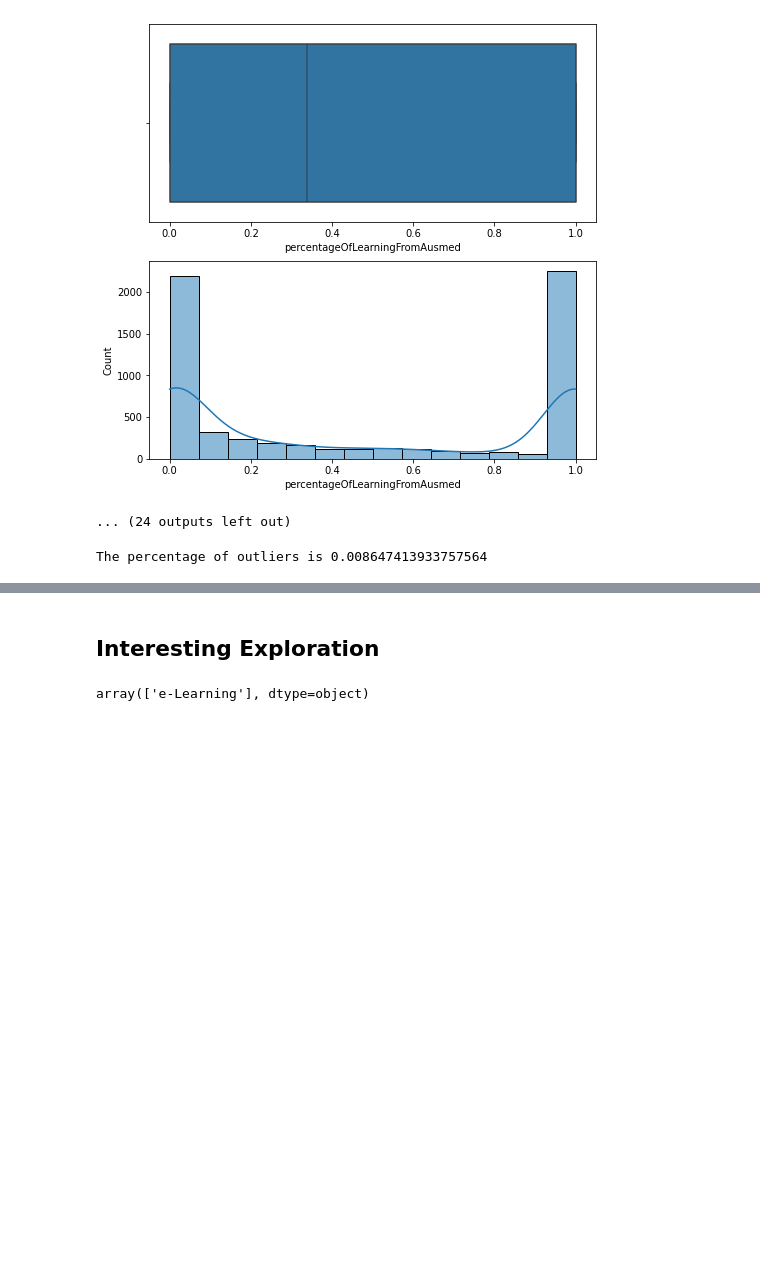
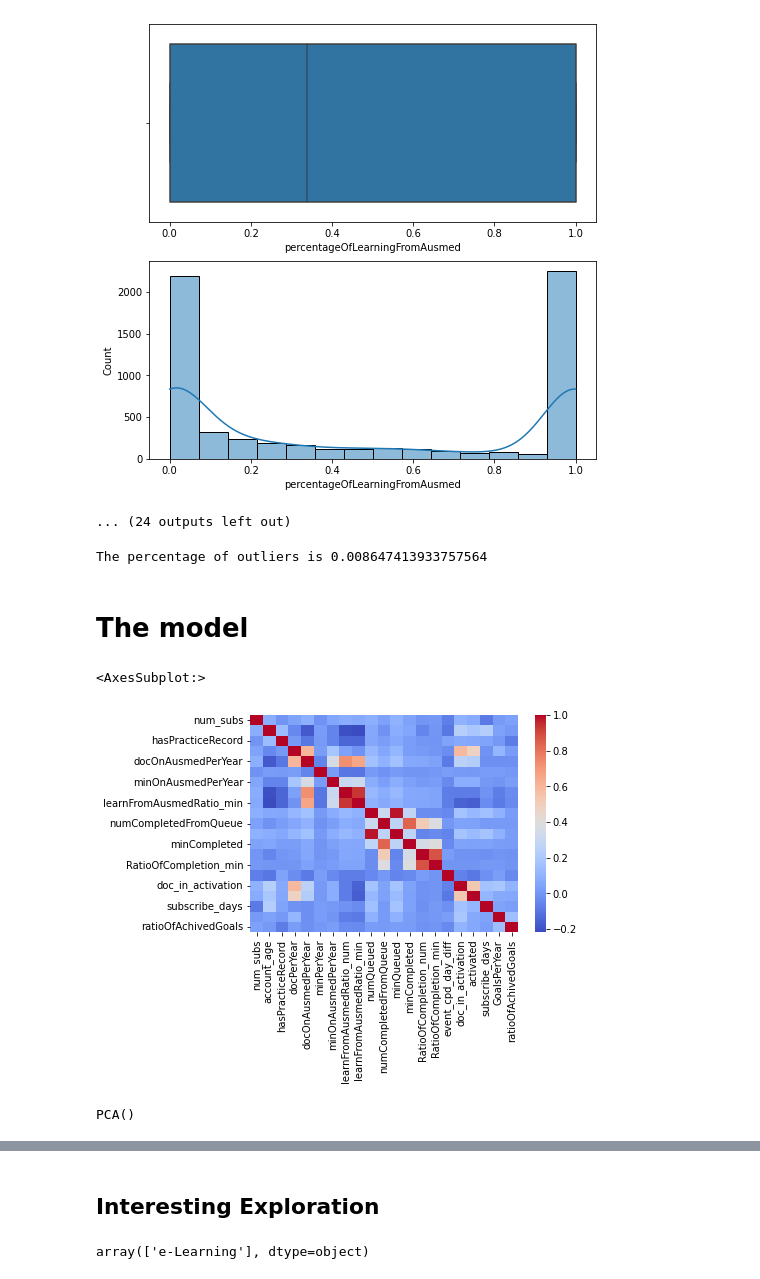
Before and after one commit to BenQuartermaine/customerclustering, a Jupyter notebook: notebooks/ran.ipynb, the cells around one changed output, grey strips where cells are left out. Drawn from its saved outputs; the diff is of its cells as text; code cells hidden in the pictures; blank space fills up the shorter version.

Commit message:
first run with pca

```diff
--- a/notebooks/ran.ipynb
+++ b/notebooks/ran.ipynb
@@ -1258,3 +1284,54 @@ df_selected=df[(df.yearsOnAusmed>0) & (df.minOnAusmed<1500) & (df.numQueued<200)
 print(f'The percentage of outliers is {1-len(df_selected)/len(df)}')
 # %% [output]
 The percentage of outliers is 0.008647413933757564
+# %% [markdown]
+# The model
+# %%
+from sklearn.preprocessing import RobustScaler, LabelEncoder, OneHotEncoder
+from sklearn.cluster import MiniBatchKMeans
+from sklearn.pipeline import make_pipeline, Pipeline
+from sklearn.compose import ColumnTransformer,make_column_transformer
+from sklearn import set_config; set_config(display='diagram')
+from sklearn.impute import SimpleImputer
+from sklearn.decomposition import PCA
+
+df=pd.read_csv('../raw_data/training_data.csv',index_col=[0])
+# select columns
+# use all numerical columns
+num_col=df.describe().columns
+#do not include meta_title
+cat_col=[col for col in df.columns if (col not in num_col)&(col!='metaGoalTitle')]
+
+# Robustscaler all numerical columns
+num_transformer=make_pipeline(SimpleImputer(strategy='median'),RobustScaler())
+
+#LabelEncoder all categorical columns
+cat_transformer=make_pipeline(SimpleImputer(strategy='most_frequent'),OneHotEncoder())
+
+
+preproc=make_column_transformer((num_transformer,num_col),(cat_transformer,cat_col),remainder='drop')
+# %%
+import seaborn as sns
+sns.heatmap(df.corr(), cmap='coolwarm')
+# %% [output]
+<AxesSubplot:>
+[figure, added]
+# %%
+# feature selection with PCA
+
+# get principal component
+
+# project the data on the components
+
+# Kmean on the projected data
+
+
+# let's work on the numerical data first
+
+df_num=df[num_col]
+df_num_processed=num_transformer.fit_transform(df_num)
+pca=PCA()
+pca.fit(df_num_processed)
+#df_num.head()
+# %% [output]
+PCA()
```
Also changed, not shown: parts of 13 cells of this notebook.
